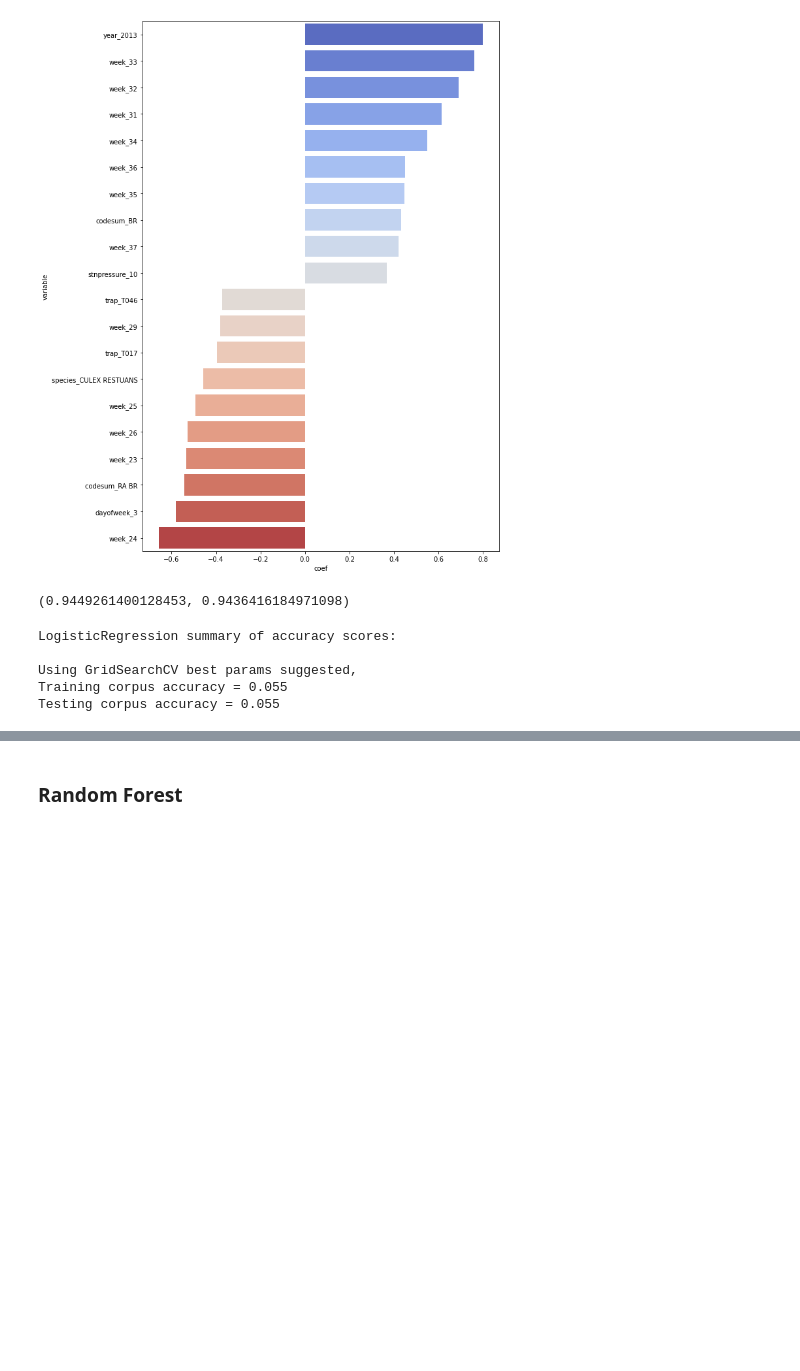
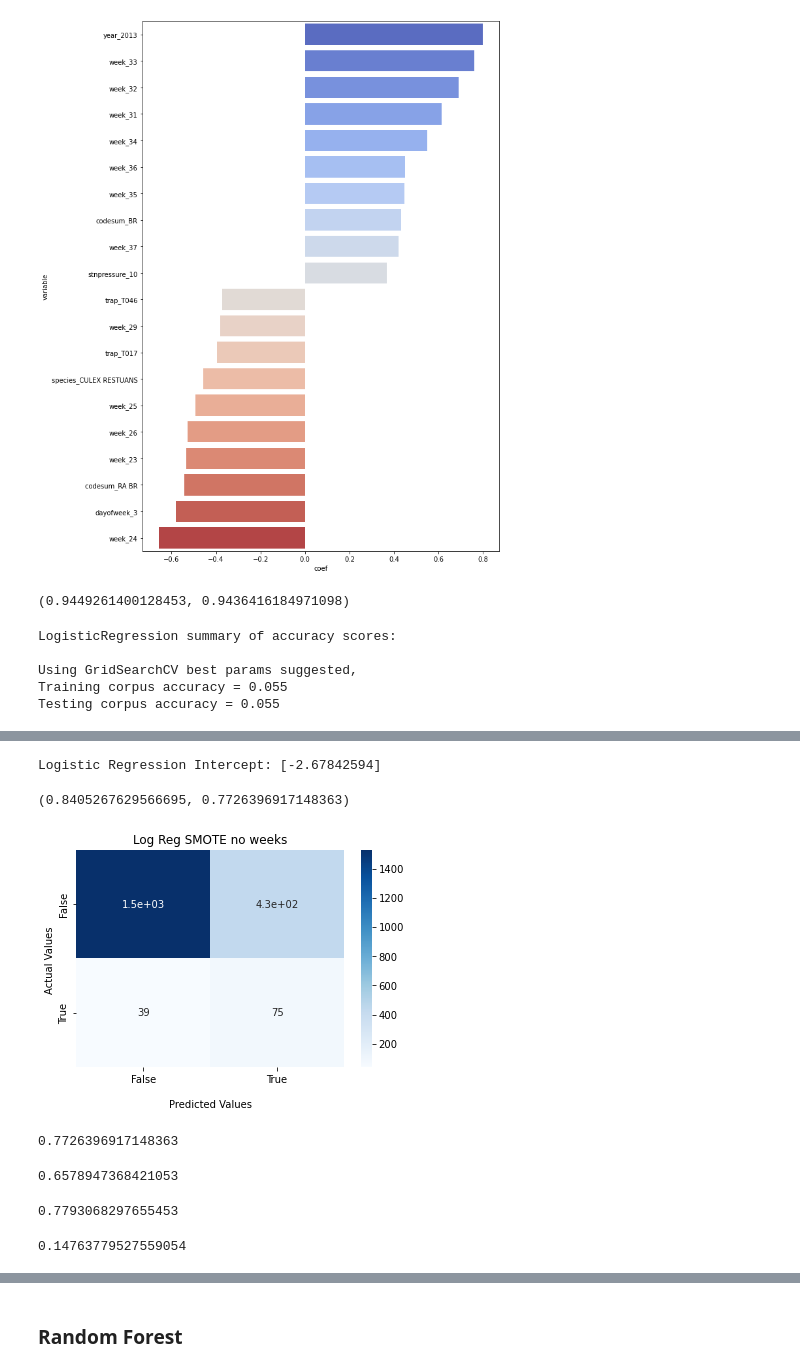
Before and after one commit to lindytanll/predict-west-nile-virus, a Jupyter notebook: code/5. Model Exploration.ipynb, the cells around one changed output, grey strips where cells are left out. Drawn from its saved outputs; the diff is of its cells as text; code cells hidden in the pictures; blank space fills up the shorter version.

```diff
--- a/code/5. Model Exploration.ipynb
+++ b/code/5. Model Exploration.ipynb
@@ -285,0 +470,51 @@ Testing corpus accuracy = 0.055
+# %%
+# Scale our data
+ss = StandardScaler()
+Xs_train2 = ss.fit_transform(X_train2)
+Xs_holdout2 = ss.transform(X_holdout2)
+# %%
+# create synthetic data for train set
+sm = SMOTE()
+Xsm_train2, ysm_train2 = sm.fit_resample(Xs_train2, y_train2)
+# %%
+logreg = LogisticRegression(max_iter=10_000)
+
+# Fit model
+logreg.fit(Xsm_train2, ysm_train2)
+
+print(f'Logistic Regression Intercept: {logreg.intercept_}')
+# %% [output]
+Logistic Regression Intercept: [-2.67842594]
+# %%
+#logreg of no-week data, with SMOTE
+logreg.score(Xsm_train2, ysm_train2), logreg.score(Xs_holdout2, y_holdout2)
+# %% [output]
+(0.8405267629566695, 0.7726396917148363)
+# %%
+# Get predictions, confusion matrix
+preds_logreg_noweek = logreg.predict(Xs_holdout2)
+# Save confusion matrix values
+tn, fp, fn, tp = confusion_matrix(y_holdout2, preds_logreg_noweek).ravel()
+# Calculate the specificity, sensitivity, precision, f1 score
+acc = (tn + tp) / (tn + fp + fn + tp)
+sens = tp / (tp + fn)
+spec = tn / (tn + fp)
+prec = tp / (tp + fp)
+f1 = 2 * (prec*sens) / (prec + sens)
+# %%
+con3 = confusion_matrix(y_holdout2, preds_logreg_noweek)
+
+ax = sns.heatmap(con3, annot=True, cmap='Blues')
+
+ax.set_title('Log Reg SMOTE no weeks');
+ax.set_xlabel('\nPredicted Values')
+ax.set_ylabel('Actual Values ');
+
+## Ticket labels - List must be in alphabetical order
+ax.xaxis.set_ticklabels(['False','True'])
+ax.yaxis.set_ticklabels(['False','True'])
+
+## Display the visualization of the Confusion Matrix.
+plt.show()
+# %% [output]
+[figure, added]
@@ -285,0 +523,16 @@ Testing corpus accuracy = 0.055
+# %%
+acc
+# %% [output]
+0.7726396917148363
+# %%
+sens
+# %% [output]
+0.6578947368421053
+# %%
+spec
+# %% [output]
+0.7793068297655453
+# %%
+prec
+# %% [output]
+0.14763779527559054
```
Also changed, not shown: parts of 85 cells of this notebook.
